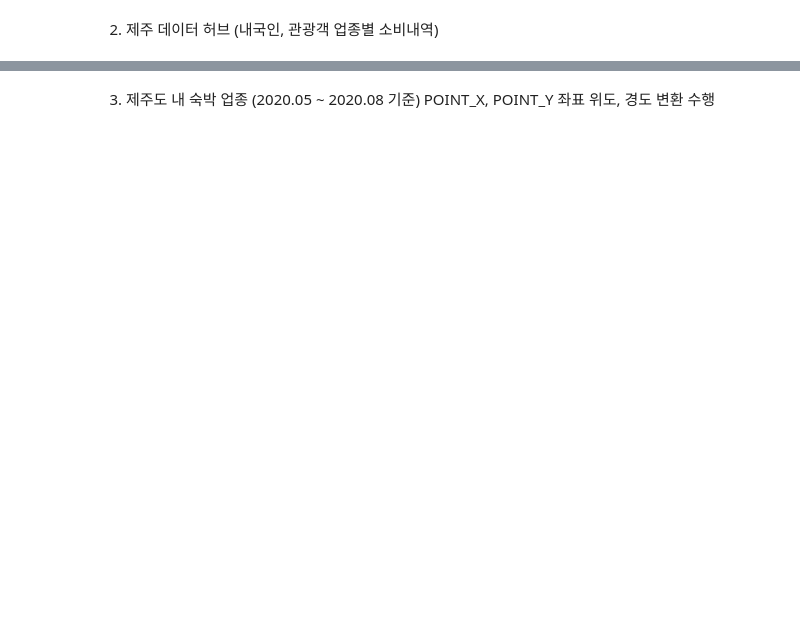
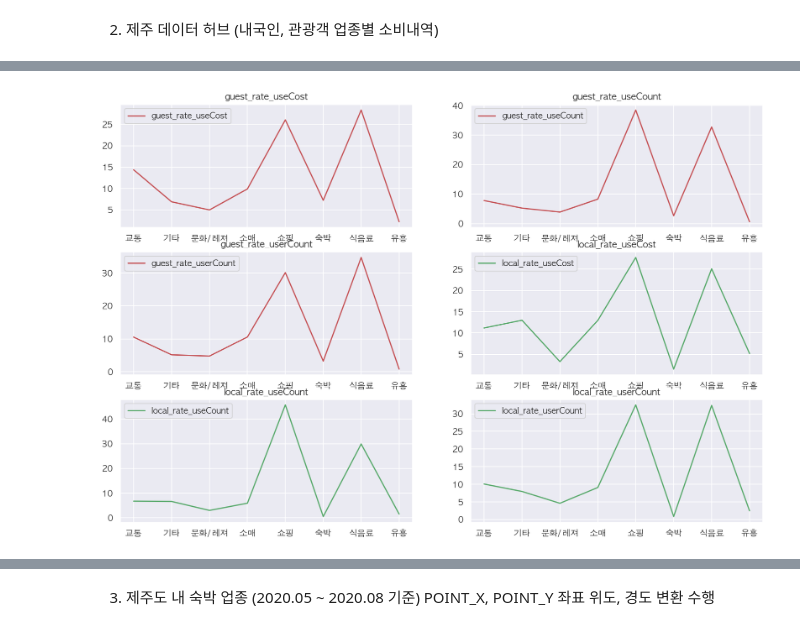
Before and after one commit to HyunjinKIM-Chloe/eda-repo-1, a Jupyter notebook: eda/jejuhotel_guest_consumption.ipynb, the cells around one changed output, grey strips where cells are left out. Cells and saved outputs as stored; diff of their text form; code cells hidden in the pictures; blank space fills up the shorter version.

```diff
--- a/eda/jejuhotel_guest_consumption.ipynb
+++ b/eda/jejuhotel_guest_consumption.ipynb
@@ -111,0 +122,17 @@ concat_df
+# %%
+# 업종별 소비횟수 비율, 총 사용금액 비율, 소비자 비율
+g_rate_cols = ['guest_rate_useCost', 'guest_rate_useCount', 'guest_rate_userCount']
+l_rate_cols = ['local_rate_useCost', 'local_rate_useCount', 'local_rate_userCount']
+
+guestConsume_cols = guest_sum_pivot.columns
+localConsume_cols = local_sum_pivot.columns
+
+for i in range(len(local_sum_pivot.columns)):
+    guest_sum_pivot[g_rate_cols[i]] = (guest_sum_pivot[guestConsume_cols[i]] / guest_sum_pivot[guestConsume_cols[i]].sum()).astype(float) * 100
+    local_sum_pivot[l_rate_cols[i]] = (local_sum_pivot[localConsume_cols[i]] / local_sum_pivot[localConsume_cols[i]].sum()).astype(float) * 100
+
+guest_rate = guest_sum_pivot.drop(guestConsume_cols, axis=1) # 내국인 관광객
+local_rate = local_sum_pivot.drop(localConsume_cols, axis=1) # 제주도민
+# %%
+total_rate = pd.concat([guest_rate, local_rate], axis=1)
+total_rate.sort_values(by='local_rate_useCost', ascending=False) # 정렬
@@ -111,0 +150,11 @@ concat_df
+# %%
+# 한글 설정
+import matplotlib.pyplot as plt
+%matplotlib inline
+
+from matplotlib import font_manager, rc
+plt.rcParams['axes.unicode_minus'] = False
+
+f_path = "/Users/seyoung/Library/Fonts/AppleGothic.ttf"
+font_name = font_manager.FontProperties(fname=f_path).get_name()
+rc('font', family=font_name)
@@ -111,0 +167,18 @@ concat_df
+# %%
+plt.figure(figsize=(15,10))
+
+for i in range(6):
+    ax = plt.subplot(321 + i)
+    title = ax.set_title(total_rate.columns[i])
+
+    if str(total_rate.columns[i]).startswith('guest') == True:
+        c = 'r'
+    else:
+        c = 'g'
+
+    ax.plot(total_rate.index[:], total_rate[total_rate.columns[i]], label=total_rate.columns[i], color = c)
+    plt.legend(loc=2)
+
+plt.show()
+# %% [output]
+[figure, added]
```
Also changed, not shown: parts of 25 cells of this notebook.
